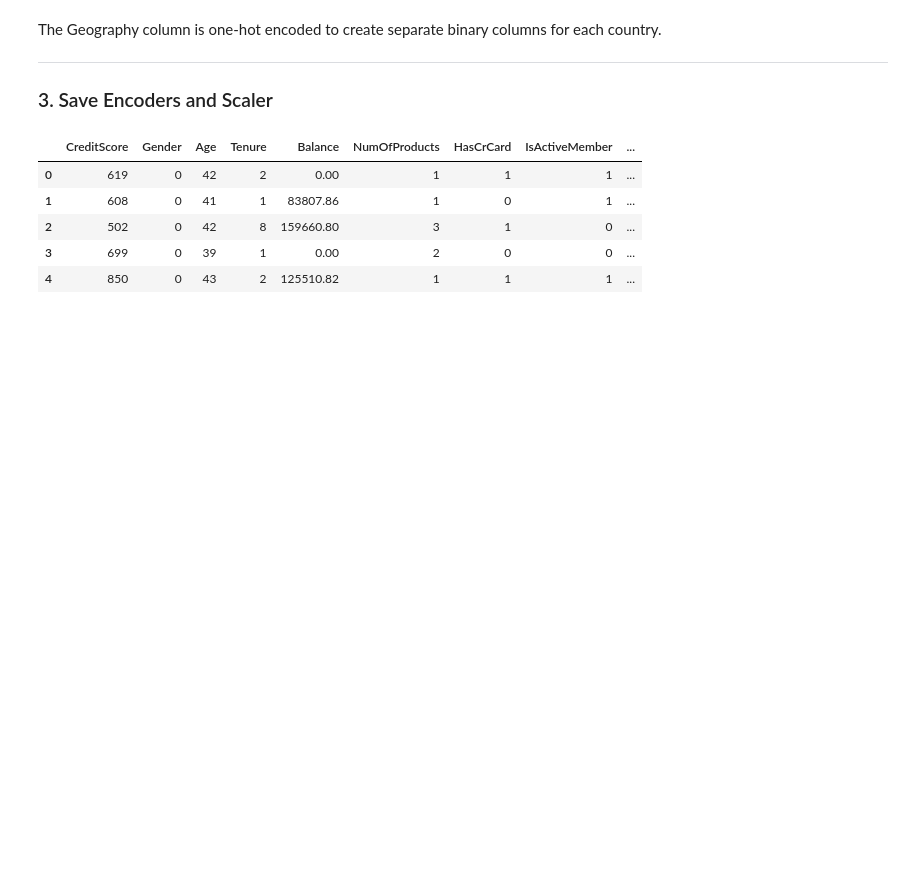
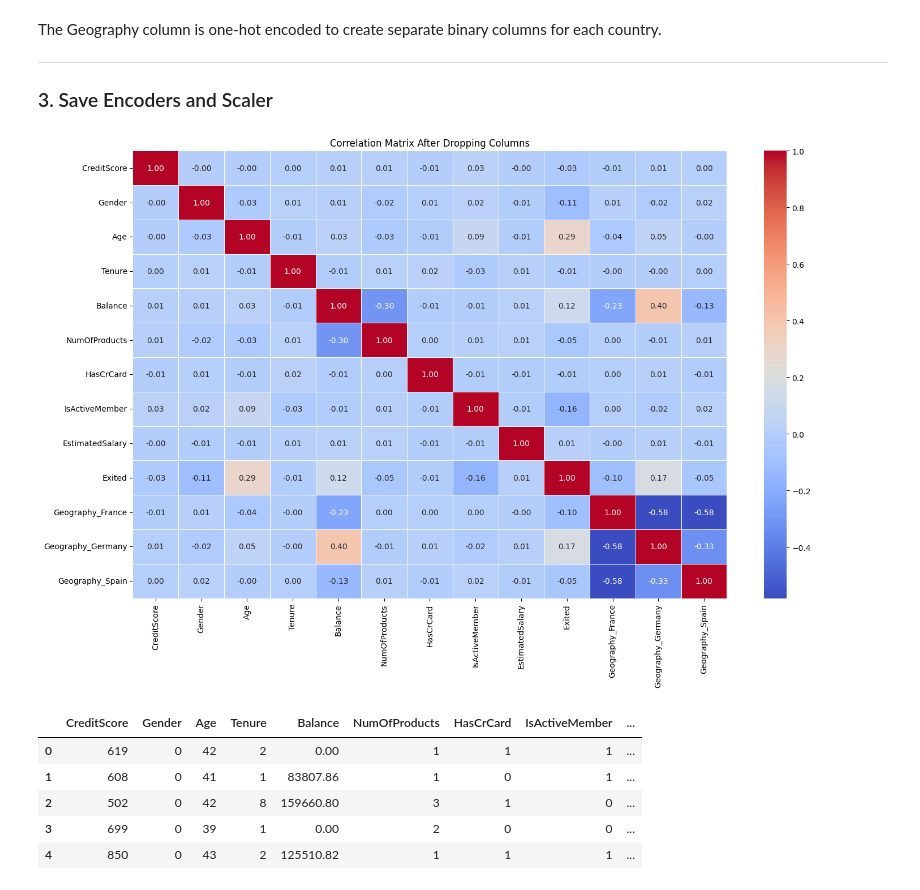
Before and after one commit to shivagpro/Deep-Learning-Neural-Networks, a Jupyter notebook: ANN-Churn-Prediction/Customer Churn Training using ANN.ipynb, the cells around one changed output. Cells and saved outputs as stored; diff of their text form; code cells hidden in the pictures; blank space fills up the shorter version.

```diff
--- a/ANN-Churn-Prediction/Customer Churn Training using ANN.ipynb
+++ b/ANN-Churn-Prediction/Customer Churn Training using ANN.ipynb
@@ -144,6 +145,23 @@ with open('label_encoder_gender.pkl','wb') as file:
 
 with open('onehot_encoder_geo.pkl','wb') as file:
     pickle.dump(onehot_encoder_geo,file)
+# %%
+import seaborn as sns
+import matplotlib.pyplot as plt
+
+corr_matrix_after = data.corr(numeric_only=True)
+# Increase figure size for better readability
+plt.figure(figsize=(15, 10))  # Adjust width and height as needed
+
+
+# Plot correlation matrix after dropping columns
+sns.heatmap(corr_matrix_after, annot=True, cmap="coolwarm", fmt=".2f", linewidths=0.5)
+plt.title("Correlation Matrix After Dropping Columns")
+
+plt.tight_layout()
+plt.show()
+# %% [output]
+[figure, added]
 # %%
 data.head()
 # %% [output]
```
Also changed, not shown: parts of 18 cells of this notebook, 9 other files.
